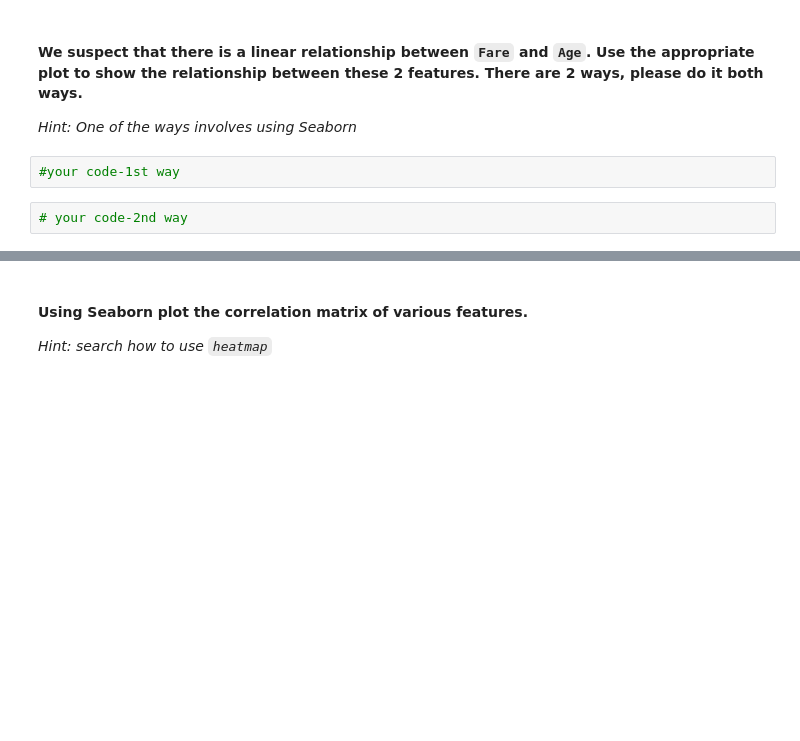
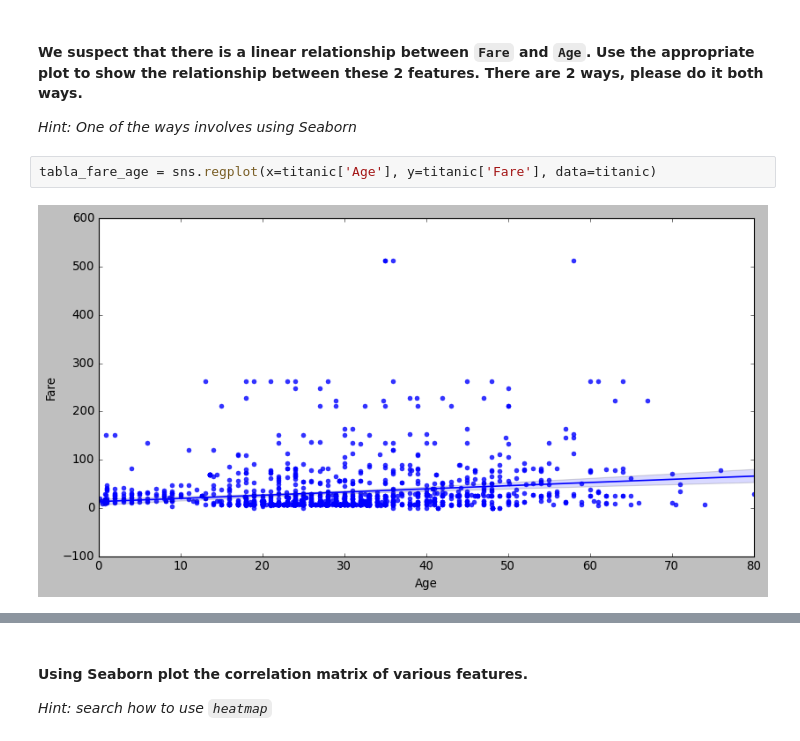
Before and after one commit to Ironhack-Part-Time-Enero2022/lab-visualization-extra, a Jupyter notebook: challenge-2.ipynb, the cells around one changed output, grey strips where cells are left out. Drawn from its saved outputs; the diff is of its cells as text; blank space fills up the shorter version.

```diff
--- a/challenge-2.ipynb
+++ b/challenge-2.ipynb
@@ -184,7 +186,7 @@ plt.show
 #### We suspect that there is a linear relationship between `Fare` and `Age`. Use the appropriate plot to show the relationship between these 2 features. There are 2 ways, please do it both ways.
 
 *Hint: One of the ways involves using Seaborn*
-# %%
-#your code-1st way
-# %%
-# your code-2nd way
+# %%
+tabla_fare_age = sns.regplot(x=titanic['Age'], y=titanic['Fare'], data=titanic)
+# %% [output]
+[figure, added]
```
Also changed, not shown: parts of 6 cells of this notebook.
